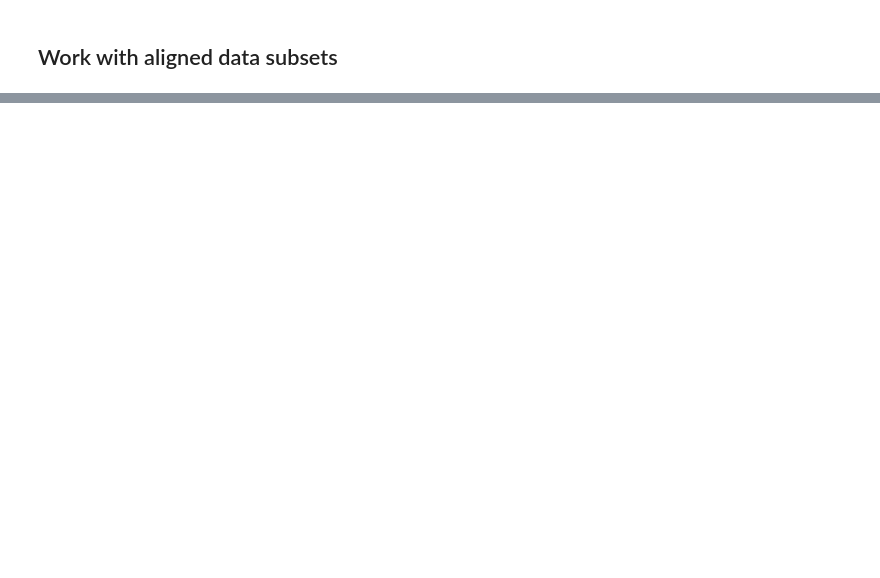
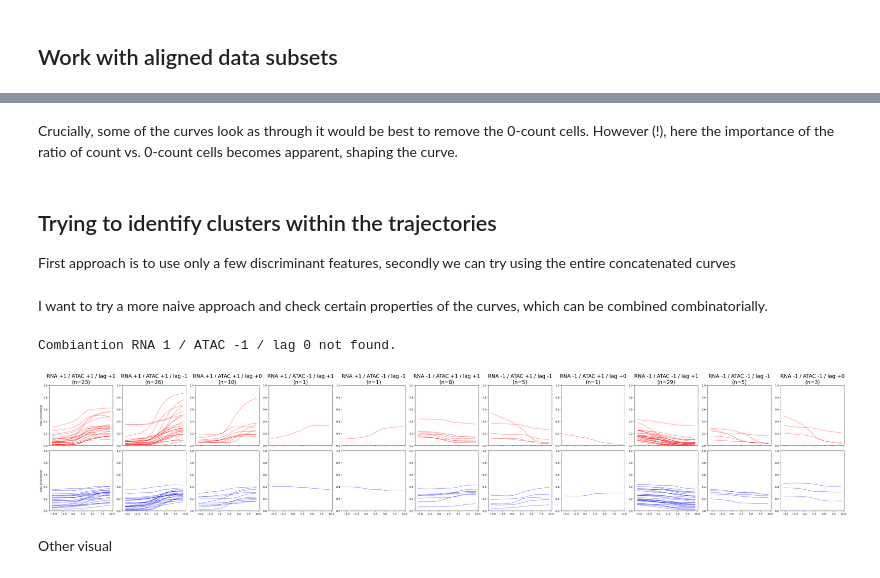
Before and after one commit to N1klasSchmidt/DynaVelo_testing, a Jupyter notebook: velocity_analyses/chromatin_velocity.ipynb, the cells around one changed output, grey strips where cells are left out. Cells and saved outputs as stored; diff of their text form; code cells hidden in the pictures; blank space fills up the shorter version.

```diff
--- a/velocity_analyses/chromatin_velocity.ipynb
+++ b/velocity_analyses/chromatin_velocity.ipynb
@@ -142,0 +273,7 @@ adata_rna.write_h5ad(rf"{python_data_dir}\pmtr_peak_sub\rna.h5ad")
+# %% [markdown]
+Crucially, some of the curves look as through it would be best to remove the 0-count cells. However (!), here the importance of the ratio of count vs. 0-count cells becomes apparent, shaping the curve.
+# %% [markdown]
+## Trying to identify clusters within the trajectories
+First approach is to use only a few discriminant features, secondly we can try using the entire concatenated curves
+# %% [markdown]
+I want to try a more naive approach and check certain properties of the curves, which can be combined combinatorially.
@@ -142,0 +314,45 @@ adata_rna.write_h5ad(rf"{python_data_dir}\pmtr_peak_sub\rna.h5ad")
+# %%
+rna_dir = [1, -1]
+atac_dir = [1, -1]
+lag_dir = [1, -1, 0]
+
+combinations = list(product(rna_dir, atac_dir, lag_dir))
+# %%
+curves = pd.DataFrame(
+    {g: np.concatenate([d["smooth_rna"], d["smooth_atac"]]) for g, d in monotonic_genes.items()},
+    index=[f"rna_{i}" for i in range(len(grid))] + [f"atac_{i}" for i in range(len(grid))],
+).T
+# %%
+n = len(grid)
+
+# 1) computation: collect non-empty groups
+groups = {}
+for r_dir, a_dir, l_dir in combinations:
+    mask = (feat["rna_dir"] == r_dir) & (feat["atac_dir"] == a_dir) & (feat["lag_dir"] == l_dir)
+    genes = feat.index[mask]
+    if len(genes) > 0:
+        groups[(r_dir, a_dir, l_dir)] = curves.loc[genes].values
+    else:
+        print(f"Combiantion RNA {r_dir} / ATAC {a_dir} / lag {l_dir} not found.")
+
+# 2) plotting: one column per non-empty group
+fig, axs = plt.subplots(nrows=2, ncols=len(groups), figsize=(len(groups)*4, 8),
+                        sharex=True, squeeze=False)
+
+for i, ((r_dir, a_dir, l_dir), subset) in enumerate(groups.items()):
+    for row in subset:
+        axs[0, i].plot(grid, row[:n], color="red", lw=0.8, alpha=0.8)
+        axs[0, i].set_ylim(0,1)
+        axs[1, i].plot(grid, row[n:], color="blue", lw=0.8, alpha=0.8)
+        axs[1, i].set_ylim(0,1)
+    axs[0, i].set_title(f"RNA {r_dir:+d} / ATAC {a_dir:+d} / lag {l_dir:+d}\n(n={len(subset)})", fontsize=20)
+
+axs[0, 0].set_ylabel("RNA (smoothed)")
+axs[1, 0].set_ylabel("ATAC (smoothed)")
+plt.tight_layout()
+plt.show()
+# %% [output]
+Combiantion RNA 1 / ATAC -1 / lag 0 not found.
+[figure, added]
+# %% [markdown]
+Other visual
```
Also changed, not shown: parts of 51 cells of this notebook.
